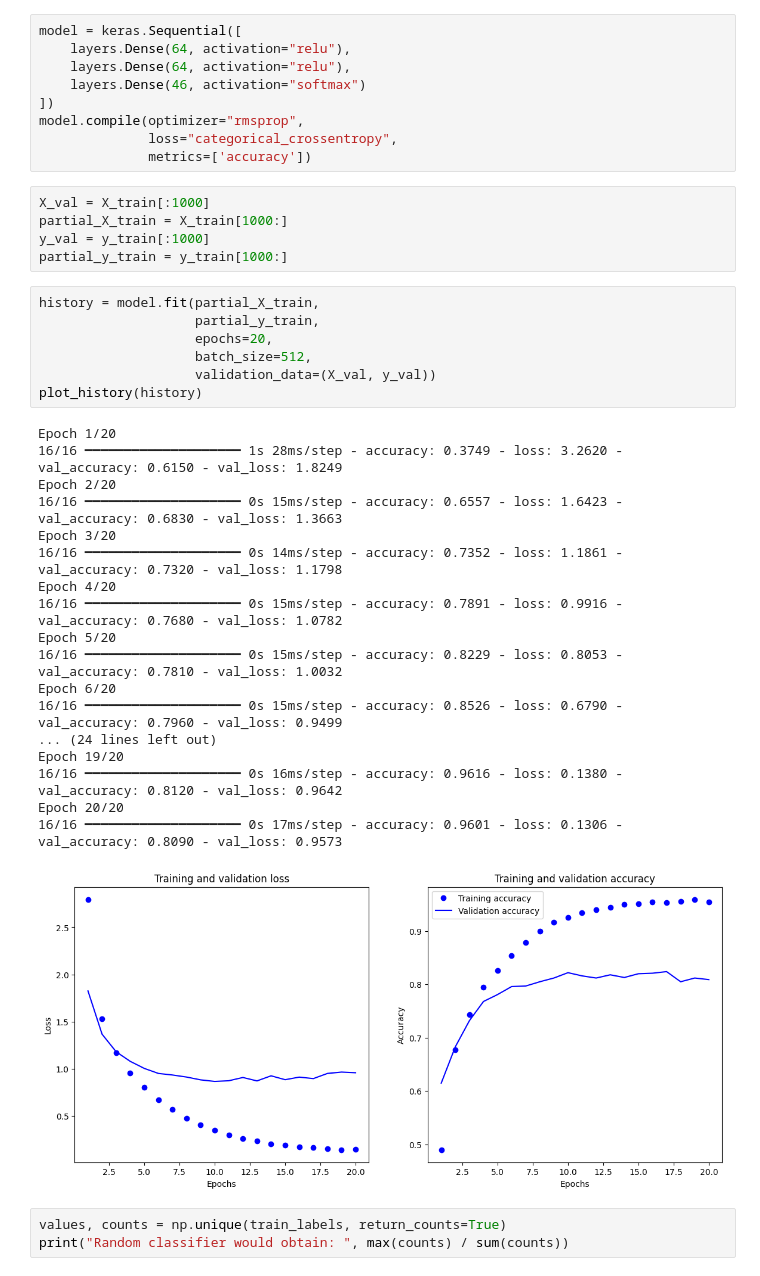
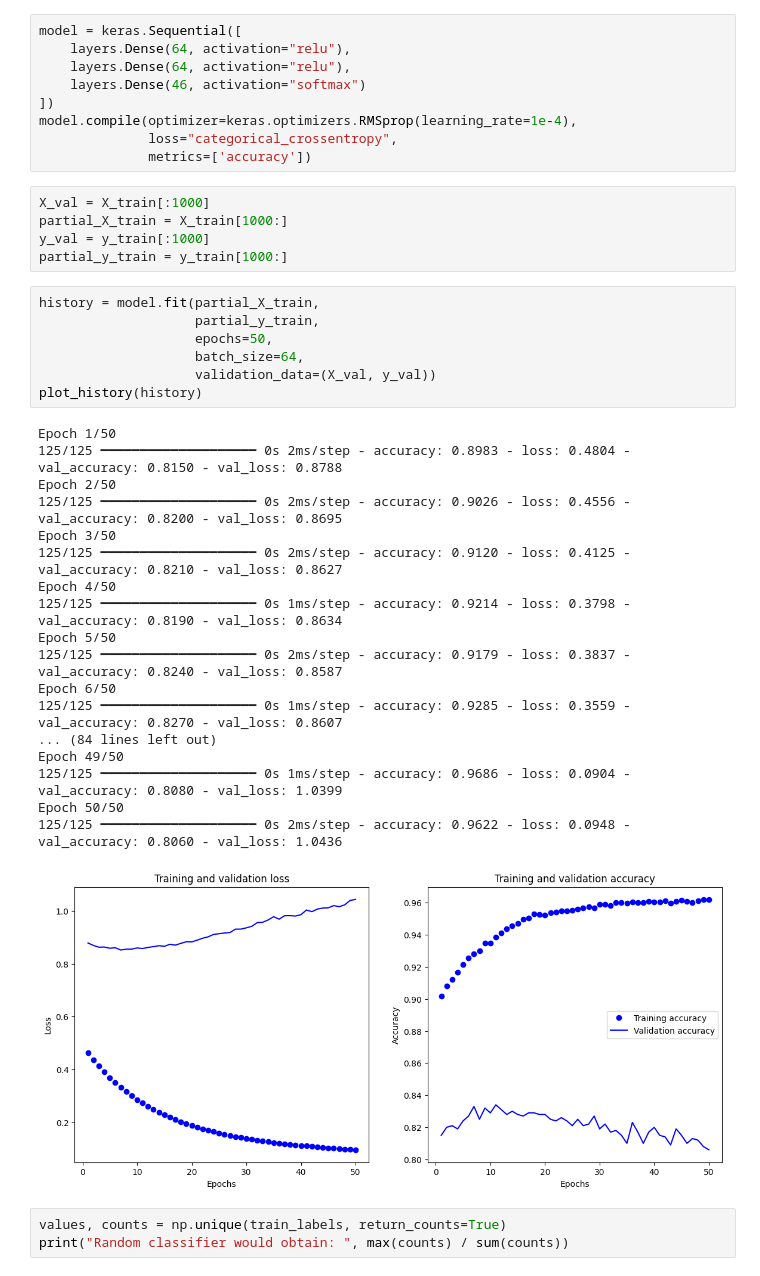
Before and after one commit to TomS55555/learntf, a Jupyter notebook: ch4.ipynb, the cells around one changed output. Cells and saved outputs as stored; diff of their text form.

```diff
--- a/ch4.ipynb
+++ b/ch4.ipynb
@@ -138,7 +193,7 @@ model = keras.Sequential([
     layers.Dense(64, activation="relu"),
     layers.Dense(46, activation="softmax")
 ])
-model.compile(optimizer="rmsprop",
+model.compile(optimizer=keras.optimizers.RMSprop(learning_rate=1e-4),
               loss="categorical_crossentropy",
               metrics=['accuracy'])
 # %%
@@ -149,29 +204,29 @@ partial_y_train = y_train[1000:]
 # %%
 history = model.fit(partial_X_train,
                     partial_y_train,
-                    epochs=20,
-                    batch_size=512,
+                    epochs=50,
+                    batch_size=64,
                     validation_data=(X_val, y_val))
 plot_history(history)
 # %% [output]
-Epoch 1/20
-16/16 ━━━━━━━━━━━━━━━━━━━━ 1s 28ms/step - accuracy: 0.3749 - loss: 3.2620 - val_accuracy: 0.6150 - val_loss: 1.8249
-Epoch 2/20
-16/16 ━━━━━━━━━━━━━━━━━━━━ 0s 15ms/step - accuracy: 0.6557 - loss: 1.6423 - val_accuracy: 0.6830 - val_loss: 1.3663
-Epoch 3/20
-16/16 ━━━━━━━━━━━━━━━━━━━━ 0s 14ms/step - accuracy: 0.7352 - loss: 1.1861 - val_accuracy: 0.7320 - val_loss: 1.1798
-Epoch 4/20
-16/16 ━━━━━━━━━━━━━━━━━━━━ 0s 15ms/step - accuracy: 0.7891 - loss: 0.9916 - val_accuracy: 0.7680 - val_loss: 1.0782
-Epoch 5/20
-16/16 ━━━━━━━━━━━━━━━━━━━━ 0s 15ms/step - accuracy: 0.8229 - loss: 0.8053 - val_accuracy: 0.7810 - val_loss: 1.0032
-Epoch 6/20
-16/16 ━━━━━━━━━━━━━━━━━━━━ 0s 15ms/step - accuracy: 0.8526 - loss: 0.6790 - val_accuracy: 0.7960 - val_loss: 0.9499
-... (24 lines left out)
-Epoch 19/20
-16/16 ━━━━━━━━━━━━━━━━━━━━ 0s 16ms/step - accuracy: 0.9616 - loss: 0.1380 - val_accuracy: 0.8120 - val_loss: 0.9642
-Epoch 20/20
-16/16 ━━━━━━━━━━━━━━━━━━━━ 0s 17ms/step - accuracy: 0.9601 - loss: 0.1306 - val_accuracy: 0.8090 - val_loss: 0.9573
+Epoch 1/50
+125/125 ━━━━━━━━━━━━━━━━━━━━ 0s 2ms/step - accuracy: 0.8983 - loss: 0.4804 - val_accuracy: 0.8150 - val_loss: 0.8788
+Epoch 2/50
+125/125 ━━━━━━━━━━━━━━━━━━━━ 0s 2ms/step - accuracy: 0.9026 - loss: 0.4556 - val_accuracy: 0.8200 - val_loss: 0.8695
+Epoch 3/50
+125/125 ━━━━━━━━━━━━━━━━━━━━ 0s 2ms/step - accuracy: 0.9120 - loss: 0.4125 - val_accuracy: 0.8210 - val_loss: 0.8627
+Epoch 4/50
+125/125 ━━━━━━━━━━━━━━━━━━━━ 0s 1ms/step - accuracy: 0.9214 - loss: 0.3798 - val_accuracy: 0.8190 - val_loss: 0.8634
+Epoch 5/50
+125/125 ━━━━━━━━━━━━━━━━━━━━ 0s 2ms/step - accuracy: 0.9179 - loss: 0.3837 - val_accuracy: 0.8240 - val_loss: 0.8587
+Epoch 6/50
+125/125 ━━━━━━━━━━━━━━━━━━━━ 0s 1ms/step - accuracy: 0.9285 - loss: 0.3559 - val_accuracy: 0.8270 - val_loss: 0.8607
+... (84 lines left out)
+Epoch 49/50
+125/125 ━━━━━━━━━━━━━━━━━━━━ 0s 1ms/step - accuracy: 0.9686 - loss: 0.0904 - val_accuracy: 0.8080 - val_loss: 1.0399
+Epoch 50/50
+125/125 ━━━━━━━━━━━━━━━━━━━━ 0s 2ms/step - accuracy: 0.9622 - loss: 0.0948 - val_accuracy: 0.8060 - val_loss: 1.0436
-[figure, old version]
+[figure, new version]
 # %%
 values, counts = np.unique(train_labels, return_counts=True)
 print("Random classifier would obtain: ", max(counts) / sum(counts))
```
Also changed, not shown: parts of 17 cells of this notebook, 2 other files.
